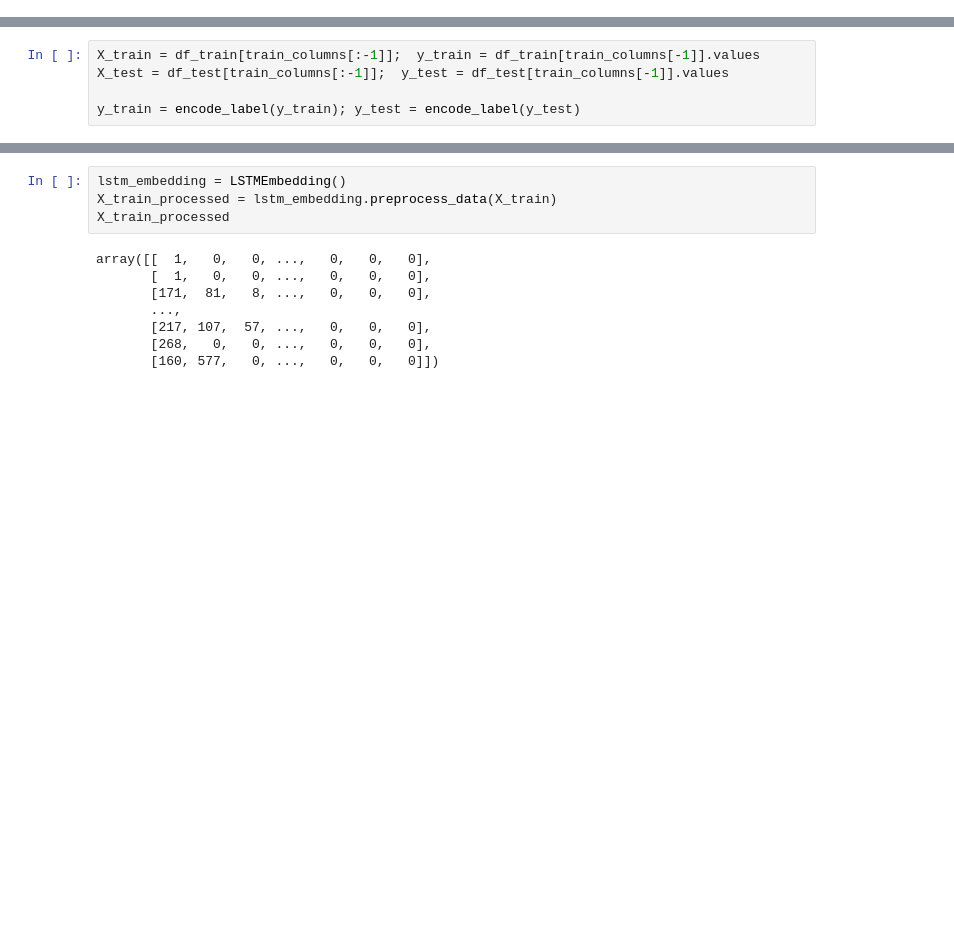
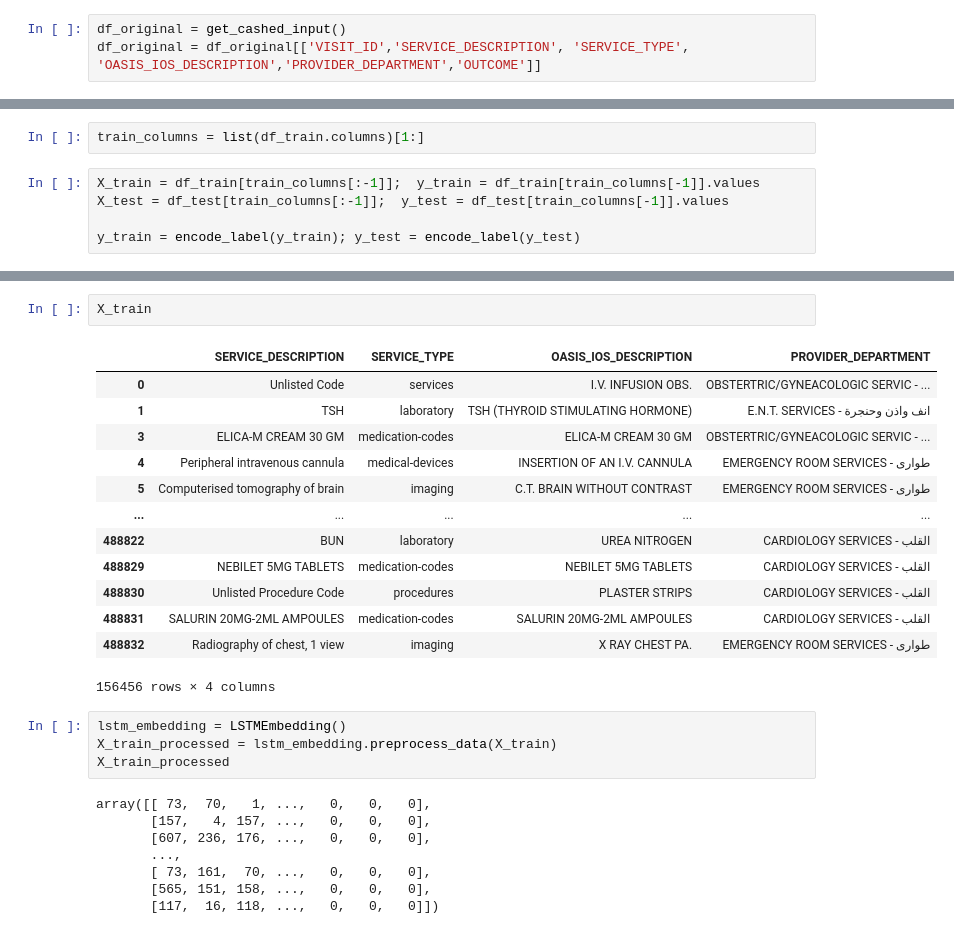
Before and after one commit to Andalusia-Data-Science-Team/Claims_Rejection, a Jupyter notebook: text_encoding.ipynb, the cells around one changed output, grey strips where cells are left out. Cells and saved outputs as stored; diff of their text form; blank space fills up the shorter version.

```diff
--- a/text_encoding.ipynb
+++ b/text_encoding.ipynb
@@ -10 +8,4 @@ import numpy as np
+# %%
+df_original = get_cashed_input()
+df_original = df_original[['VISIT_ID','SERVICE_DESCRIPTION', 'SERVICE_TYPE', 'OASIS_IOS_DESCRIPTION','PROVIDER_DEPARTMENT','OUTCOME']]
 # %%
@@ -33,3 +14,5 @@ df_train
+# %%
+train_columns = list(df_train.columns)[1:]
 # %%
 X_train = df_train[train_columns[:-1]];  y_train = df_train[train_columns[-1]].values
 X_test = df_test[train_columns[:-1]];  y_test = df_test[train_columns[-1]].values
@@ -55,14 +21,30 @@ X
+# %%
+X_train
+# %% [output]
+|  | SERVICE_DESCRIPTION | SERVICE_TYPE | OASIS_IOS_DESCRIPTION | PROVIDER_DEPARTMENT |
+| 0 | Unlisted Code | services | I.V. INFUSION OBS. | OBSTERTRIC/GYNEACOLOGIC SERVIC - ... |
+| 1 | TSH | laboratory | TSH (THYROID STIMULATING HORMONE) | E.N.T. SERVICES - انف واذن وحنجرة |
+| 3 | ELICA-M CREAM 30 GM | medication-codes | ELICA-M CREAM 30 GM | OBSTERTRIC/GYNEACOLOGIC SERVIC - ... |
+| 4 | Peripheral intravenous cannula | medical-devices | INSERTION OF AN I.V. CANNULA | EMERGENCY ROOM SERVICES - طوارى |
+| 5 | Computerised tomography of brain | imaging | C.T. BRAIN WITHOUT CONTRAST | EMERGENCY ROOM SERVICES - طوارى |
+| ... | ... | ... | ... | ... |
+| 488822 | BUN | laboratory | UREA NITROGEN | CARDIOLOGY SERVICES - القلب |
+| 488829 | NEBILET 5MG TABLETS | medication-codes | NEBILET 5MG TABLETS | CARDIOLOGY SERVICES - القلب |
+| 488830 | Unlisted Procedure Code | procedures | PLASTER STRIPS | CARDIOLOGY SERVICES - القلب |
+| 488831 | SALURIN 20MG-2ML AMPOULES | medication-codes | SALURIN 20MG-2ML AMPOULES | CARDIOLOGY SERVICES - القلب |
+| 488832 | Radiography of chest, 1 view | imaging | X RAY CHEST PA. | EMERGENCY ROOM SERVICES - طوارى |
+156456 rows × 4 columns
 # %%
 lstm_embedding = LSTMEmbedding()
 X_train_processed = lstm_embedding.preprocess_data(X_train)
 X_train_processed
 # %% [output]
-array([[  1,   0,   0, ...,   0,   0,   0],
-       [  1,   0,   0, ...,   0,   0,   0],
-       [171,  81,   8, ...,   0,   0,   0],
+array([[ 73,  70,   1, ...,   0,   0,   0],
+       [157,   4, 157, ...,   0,   0,   0],
+       [607, 236, 176, ...,   0,   0,   0],
        ...,
-       [217, 107,  57, ...,   0,   0,   0],
-       [268,   0,   0, ...,   0,   0,   0],
-       [160, 577,   0, ...,   0,   0,   0]])
+       [ 73, 161,  70, ...,   0,   0,   0],
+       [565, 151, 158, ...,   0,   0,   0],
+       [117,  16, 118, ...,   0,   0,   0]])
 # %%
 print('Training Model')
```
Also changed, not shown: parts of 11 cells of this notebook, 8 other files.
